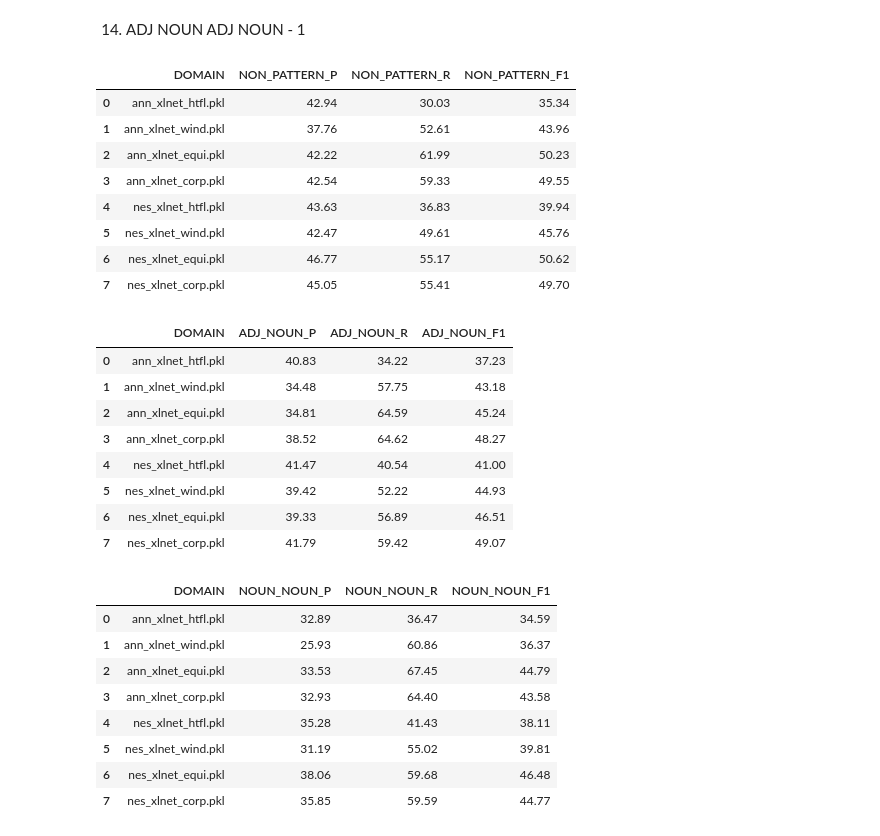
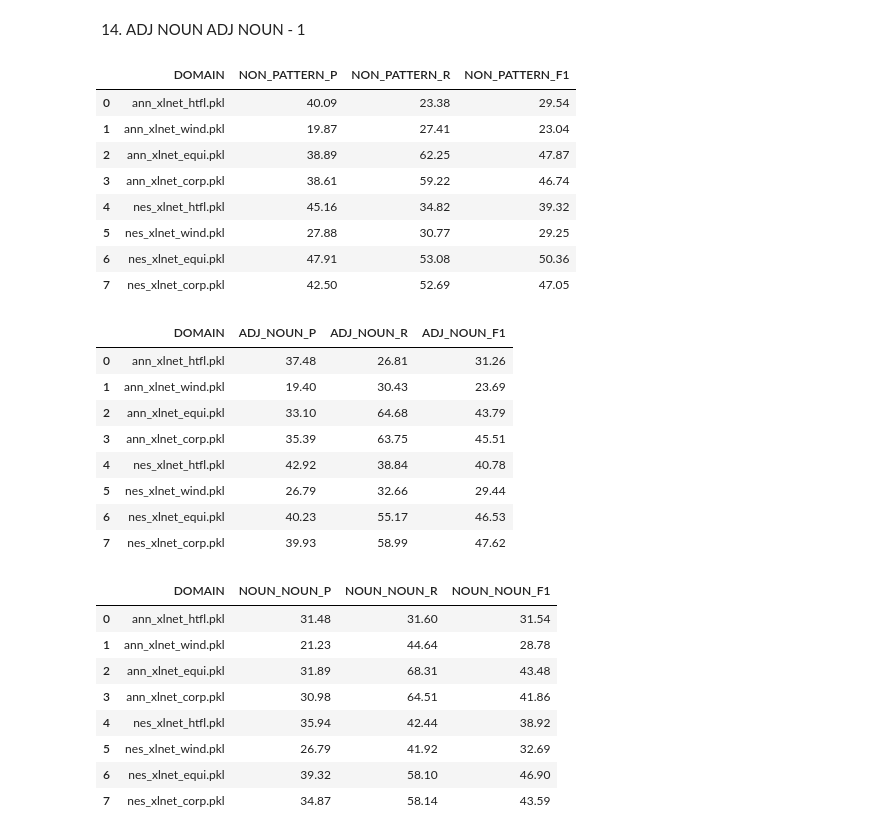
Before and after one commit to honghanhh/terminology-extraction, a Jupyter notebook: patterns/en_domains/en_iate_filtering.ipynb, the cells around one changed output. Saved outputs shown, nothing was run; the diff lists cells and outputs as text; code cells hidden in the pictures.

Commit message:
update parterns on 2 domain training

```diff
--- a/patterns/en_domains/en_iate_filtering.ipynb
+++ b/patterns/en_domains/en_iate_filtering.ipynb
@@ -775,64 +775,65 @@ def term_evaluation(domain_path, preds_path, rule=None):
     precision, recall, f1 = evaluation_metrics(pred_terms, gt)
     return precision, recall, f1
 # %%
-path = '/Users/hanhtran/Documents/terminology-extraction/ACTER/'
-domain_paths = [path+'en/htfl/annotations/htfl_en_terms.ann', path+'en/wind/annotations/wind_en_terms.ann',
-                path+'en/equi/annotations/equi_en_terms.ann',path+'en/corp/annotations/corp_en_terms.ann',
-                path+'en/htfl/annotations/htfl_en_terms_nes.ann', path+'en/wind/annotations/wind_en_terms_nes.ann',
-                path+'en/equi/annotations/equi_en_terms_nes.ann',path+'en/corp/annotations/corp_en_terms_nes.ann',
+path = '/Users/hanhtran/Documents/terminology-extraction/ACTER/en/'
+path1 = '/Users/hanhtran/Documents/terminology-extraction/patterns/en_domains/corp_equi/'
+domain_paths = ['htfl/annotations/htfl_en_terms.ann', 'wind/annotations/wind_en_terms.ann',
+                'equi/annotations/equi_en_terms.ann', 'corp/annotations/corp_en_terms.ann',
+                'htfl/annotations/htfl_en_terms_nes.ann', 'wind/annotations/wind_en_terms_nes.ann',
+                'equi/annotations/equi_en_terms_nes.ann', 'corp/annotations/corp_en_terms_nes.ann',
                ]
 preds_paths = ['ann_xlnet_htfl.pkl','ann_xlnet_wind.pkl','ann_xlnet_equi.pkl', 'ann_xlnet_corp.pkl',
               'nes_xlnet_htfl.pkl','nes_xlnet_wind.pkl','nes_xlnet_equi.pkl', 'nes_xlnet_corp.pkl']
 results = []
 for d, p in zip(domain_paths, preds_paths):
-    pre, rec, f1 = term_evaluation(d,p)
+    pre, rec, f1 = term_evaluation(path + d,path1 + p)
     results.append([p,pre, rec, f1])
 raw_res = pd.DataFrame(results,columns=['DOMAIN','NON_PATTERN_P','NON_PATTERN_R','NON_PATTERN_F1'])
 raw_res
 # %% [output]
 |  | DOMAIN | NON_PATTERN_P | NON_PATTERN_R | NON_PATTERN_F1 |
-| 0 | ann_xlnet_htfl.pkl | 42.94 | 30.03 | 35.34 |
-| 1 | ann_xlnet_wind.pkl | 37.76 | 52.61 | 43.96 |
-| 2 | ann_xlnet_equi.pkl | 42.22 | 61.99 | 50.23 |
-| 3 | ann_xlnet_corp.pkl | 42.54 | 59.33 | 49.55 |
-| 4 | nes_xlnet_htfl.pkl | 43.63 | 36.83 | 39.94 |
-| 5 | nes_xlnet_wind.pkl | 42.47 | 49.61 | 45.76 |
-| 6 | nes_xlnet_equi.pkl | 46.77 | 55.17 | 50.62 |
-| 7 | nes_xlnet_corp.pkl | 45.05 | 55.41 | 49.70 |
+| 0 | ann_xlnet_htfl.pkl | 40.09 | 23.38 | 29.54 |
+| 1 | ann_xlnet_wind.pkl | 19.87 | 27.41 | 23.04 |
+| 2 | ann_xlnet_equi.pkl | 38.89 | 62.25 | 47.87 |
+| 3 | ann_xlnet_corp.pkl | 38.61 | 59.22 | 46.74 |
+| 4 | nes_xlnet_htfl.pkl | 45.16 | 34.82 | 39.32 |
+| 5 | nes_xlnet_wind.pkl | 27.88 | 30.77 | 29.25 |
+| 6 | nes_xlnet_equi.pkl | 47.91 | 53.08 | 50.36 |
+| 7 | nes_xlnet_corp.pkl | 42.50 | 52.69 | 47.05 |
 # %%
 results = []
 for d, p in zip(domain_paths, preds_paths):
-    pre, rec, f1 = term_evaluation(d,p, 'adj_noun')
+    pre, rec, f1 = term_evaluation(path + d,path1 + p, 'adj_noun')
     results.append([p,pre, rec, f1])
 adj_noun = pd.DataFrame(results,columns=['DOMAIN','ADJ_NOUN_P','ADJ_NOUN_R','ADJ_NOUN_F1'])
 adj_noun
 # %% [output]
 |  | DOMAIN | ADJ_NOUN_P | ADJ_NOUN_R | ADJ_NOUN_F1 |
-| 0 | ann_xlnet_htfl.pkl | 40.83 | 34.22 | 37.23 |
-| 1 | ann_xlnet_wind.pkl | 34.48 | 57.75 | 43.18 |
-| 2 | ann_xlnet_equi.pkl | 34.81 | 64.59 | 45.24 |
-| 3 | ann_xlnet_corp.pkl | 38.52 | 64.62 | 48.27 |
-| 4 | nes_xlnet_htfl.pkl | 41.47 | 40.54 | 41.00 |
-| 5 | nes_xlnet_wind.pkl | 39.42 | 52.22 | 44.93 |
-| 6 | nes_xlnet_equi.pkl | 39.33 | 56.89 | 46.51 |
-| 7 | nes_xlnet_corp.pkl | 41.79 | 59.42 | 49.07 |
+| 0 | ann_xlnet_htfl.pkl | 37.48 | 26.81 | 31.26 |
+| 1 | ann_xlnet_wind.pkl | 19.40 | 30.43 | 23.69 |
+| 2 | ann_xlnet_equi.pkl | 33.10 | 64.68 | 43.79 |
+| 3 | ann_xlnet_corp.pkl | 35.39 | 63.75 | 45.51 |
+| 4 | nes_xlnet_htfl.pkl | 42.92 | 38.84 | 40.78 |
+| 5 | nes_xlnet_wind.pkl | 26.79 | 32.66 | 29.44 |
+| 6 | nes_xlnet_equi.pkl | 40.23 | 55.17 | 46.53 |
+| 7 | nes_xlnet_corp.pkl | 39.93 | 58.99 | 47.62 |
 # %%
 results = []
 for d, p in zip(domain_paths, preds_paths):
-    pre, rec, f1  = term_evaluation(d,p, 'noun_noun')
+    pre, rec, f1  = term_evaluation(path + d,path1 + p, 'noun_noun')
     results.append([p,pre, rec, f1])
 noun_noun = pd.DataFrame(results,columns=['DOMAIN','NOUN_NOUN_P','NOUN_NOUN_R','NOUN_NOUN_F1'])
 noun_noun
 # %% [output]
 |  | DOMAIN | NOUN_NOUN_P | NOUN_NOUN_R | NOUN_NOUN_F1 |
-| 0 | ann_xlnet_htfl.pkl | 32.89 | 36.47 | 34.59 |
-| 1 | ann_xlnet_wind.pkl | 25.93 | 60.86 | 36.37 |
-| 2 | ann_xlnet_equi.pkl | 33.53 | 67.45 | 44.79 |
-| 3 | ann_xlnet_corp.pkl | 32.93 | 64.40 | 43.58 |
-| 4 | nes_xlnet_htfl.pkl | 35.28 | 41.43 | 38.11 |
-| 5 | nes_xlnet_wind.pkl | 31.19 | 55.02 | 39.81 |
-| 6 | nes_xlnet_equi.pkl | 38.06 | 59.68 | 46.48 |
-| 7 | nes_xlnet_corp.pkl | 35.85 | 59.59 | 44.77 |
+| 0 | ann_xlnet_htfl.pkl | 31.48 | 31.60 | 31.54 |
+| 1 | ann_xlnet_wind.pkl | 21.23 | 44.64 | 28.78 |
+| 2 | ann_xlnet_equi.pkl | 31.89 | 68.31 | 43.48 |
+| 3 | ann_xlnet_corp.pkl | 30.98 | 64.51 | 41.86 |
+| 4 | nes_xlnet_htfl.pkl | 35.94 | 42.44 | 38.92 |
+| 5 | nes_xlnet_wind.pkl | 26.79 | 41.92 | 32.69 |
+| 6 | nes_xlnet_equi.pkl | 39.32 | 58.10 | 46.90 |
+| 7 | nes_xlnet_corp.pkl | 34.87 | 58.14 | 43.59 |
 # %%
 results = []
 for d, p in zip(domain_paths, preds_paths):
```
Also changed, not shown: parts of 27 cells of this notebook, 39 other files.
